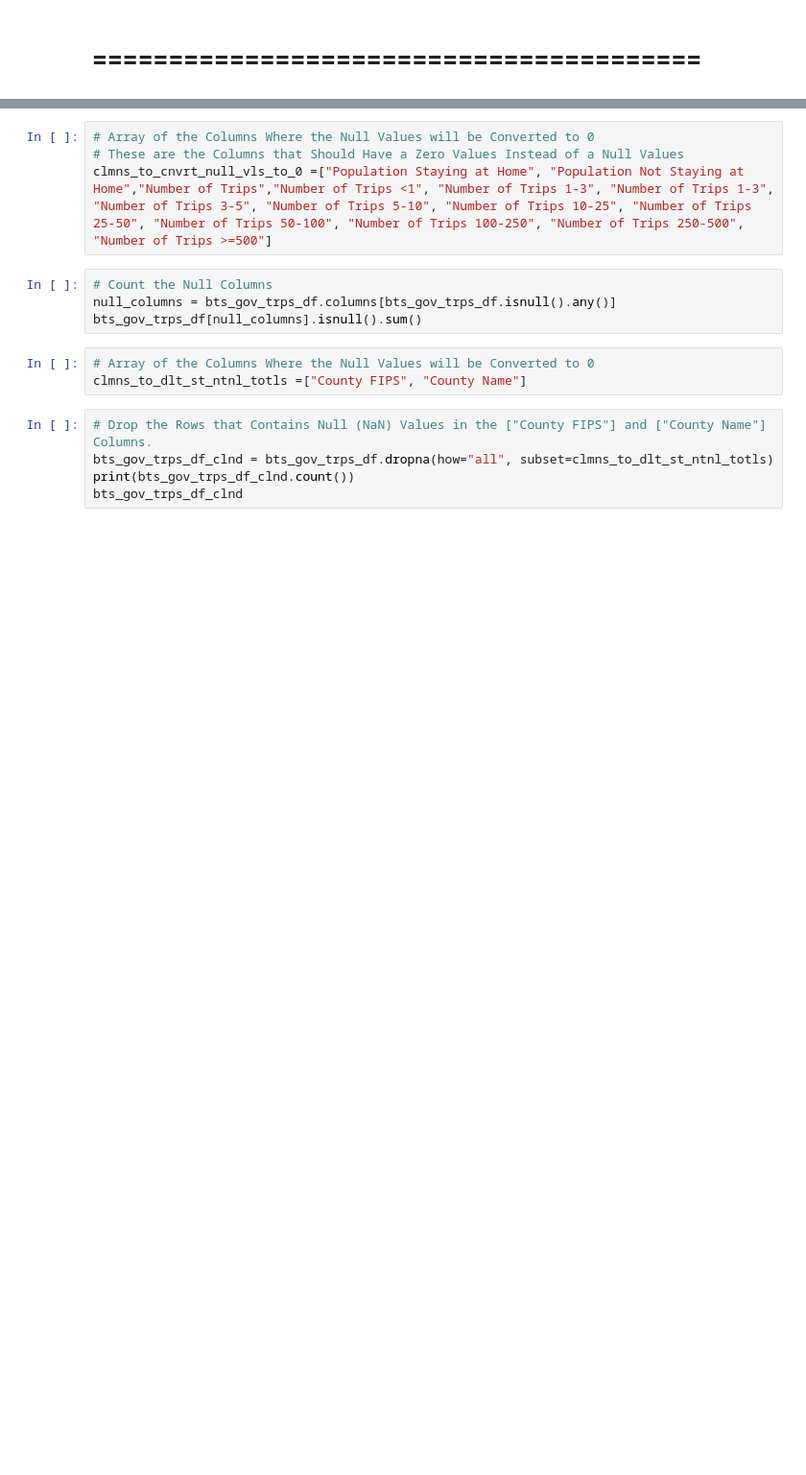
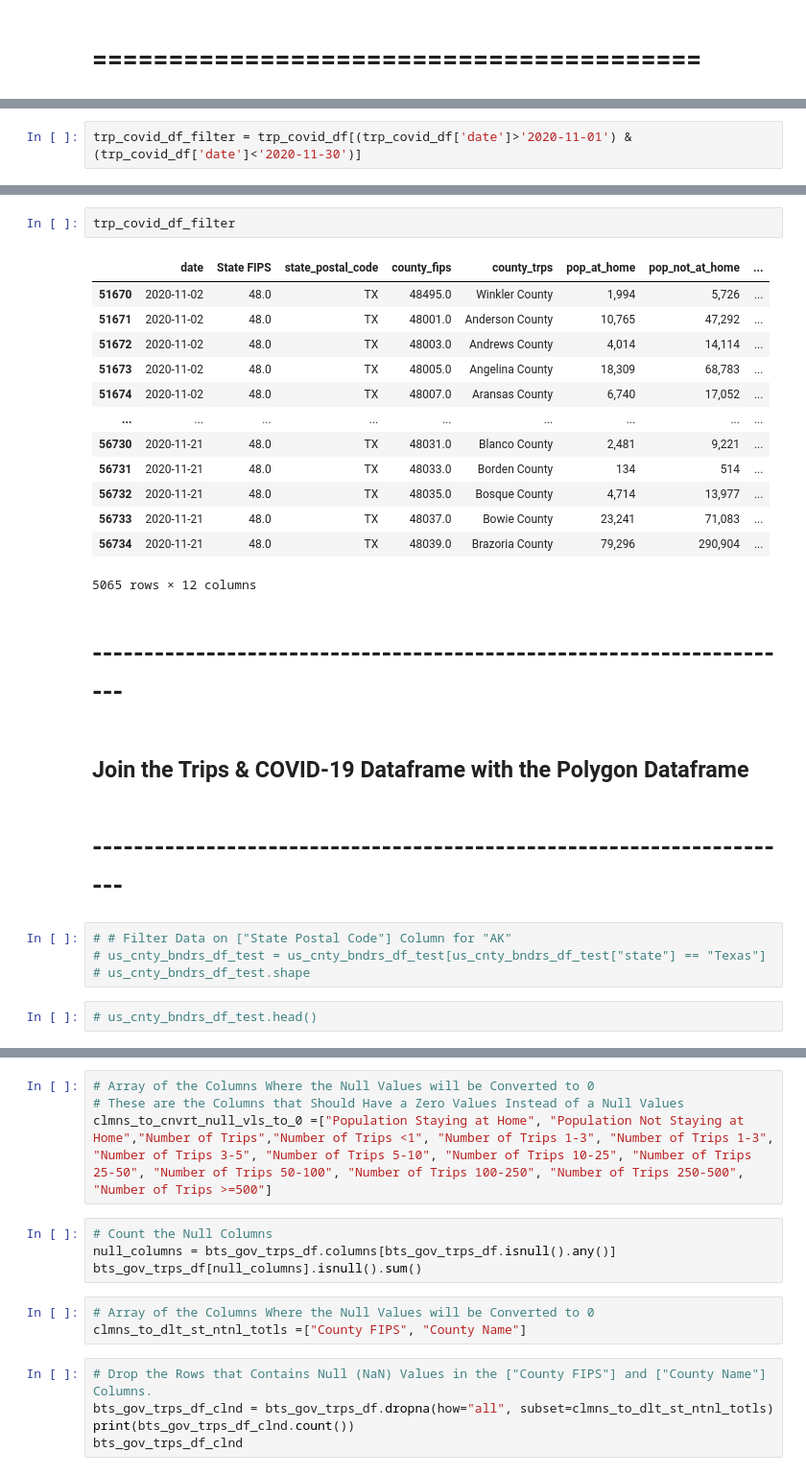
Before and after one commit to svredenburg98/Traveling-and-Covid-19, a Jupyter notebook: Static/Python/Trips_vs_COVID_Cases_and_Deaths.ipynb, the cells around one changed output, grey strips where cells are left out. Shown at 96% size. Drawn from its saved outputs; the diff is of its cells as text; blank space fills up the shorter version.

```diff
--- a/Static/Python/Trips_vs_COVID_Cases_and_Deaths.ipynb
+++ b/Static/Python/Trips_vs_COVID_Cases_and_Deaths.ipynb
@@ -1103,0 +770,2 @@ bts_gov_trps_df_FINAL
+# %%
+trp_covid_df_filter = trp_covid_df[(trp_covid_df['date']>'2020-11-01') & (trp_covid_df['date']<'2020-11-30')]
@@ -1103,0 +787,28 @@ bts_gov_trps_df_FINAL
+# %%
+trp_covid_df_filter
+# %% [output]
+|  | date | State FIPS | state_postal_code | county_fips | county_trps | pop_at_home | pop_not_at_home | ... |
+| 51670 | 2020-11-02 | 48.0 | TX | 48495.0 | Winkler County | 1,994 | 5,726 | ... |
+| 51671 | 2020-11-02 | 48.0 | TX | 48001.0 | Anderson County | 10,765 | 47,292 | ... |
+| 51672 | 2020-11-02 | 48.0 | TX | 48003.0 | Andrews County | 4,014 | 14,114 | ... |
+| 51673 | 2020-11-02 | 48.0 | TX | 48005.0 | Angelina County | 18,309 | 68,783 | ... |
+| 51674 | 2020-11-02 | 48.0 | TX | 48007.0 | Aransas County | 6,740 | 17,052 | ... |
+| ... | ... | ... | ... | ... | ... | ... | ... | ... |
+| 56730 | 2020-11-21 | 48.0 | TX | 48031.0 | Blanco County | 2,481 | 9,221 | ... |
+| 56731 | 2020-11-21 | 48.0 | TX | 48033.0 | Borden County | 134 | 514 | ... |
+| 56732 | 2020-11-21 | 48.0 | TX | 48035.0 | Bosque County | 4,714 | 13,977 | ... |
+| 56733 | 2020-11-21 | 48.0 | TX | 48037.0 | Bowie County | 23,241 | 71,083 | ... |
+| 56734 | 2020-11-21 | 48.0 | TX | 48039.0 | Brazoria County | 79,296 | 290,904 | ... |
+5065 rows × 12 columns
+# %% [markdown]
+# ---------------------------------------------------------------------
+# %% [markdown]
+## Join the Trips & COVID-19 Dataframe with the Polygon Dataframe
+# %% [markdown]
+# ---------------------------------------------------------------------
+# %%
+# # Filter Data on ["State Postal Code"] Column for "AK"
+# us_cnty_bndrs_df_test = us_cnty_bndrs_df_test[us_cnty_bndrs_df_test["state"] == "Texas"]
+# us_cnty_bndrs_df_test.shape
+# %%
+# us_cnty_bndrs_df_test.head()
```
Also changed, not shown: parts of 138 cells of this notebook, 15 other files.
